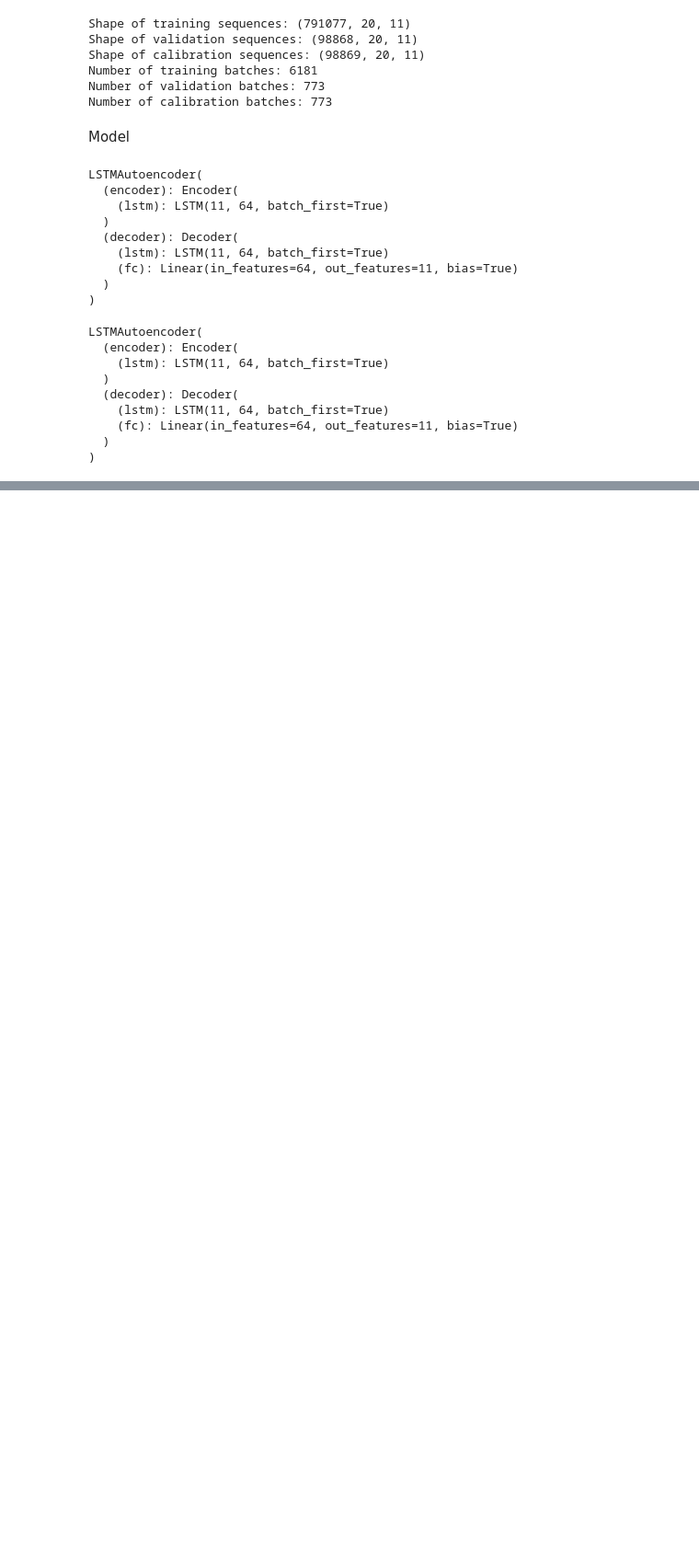
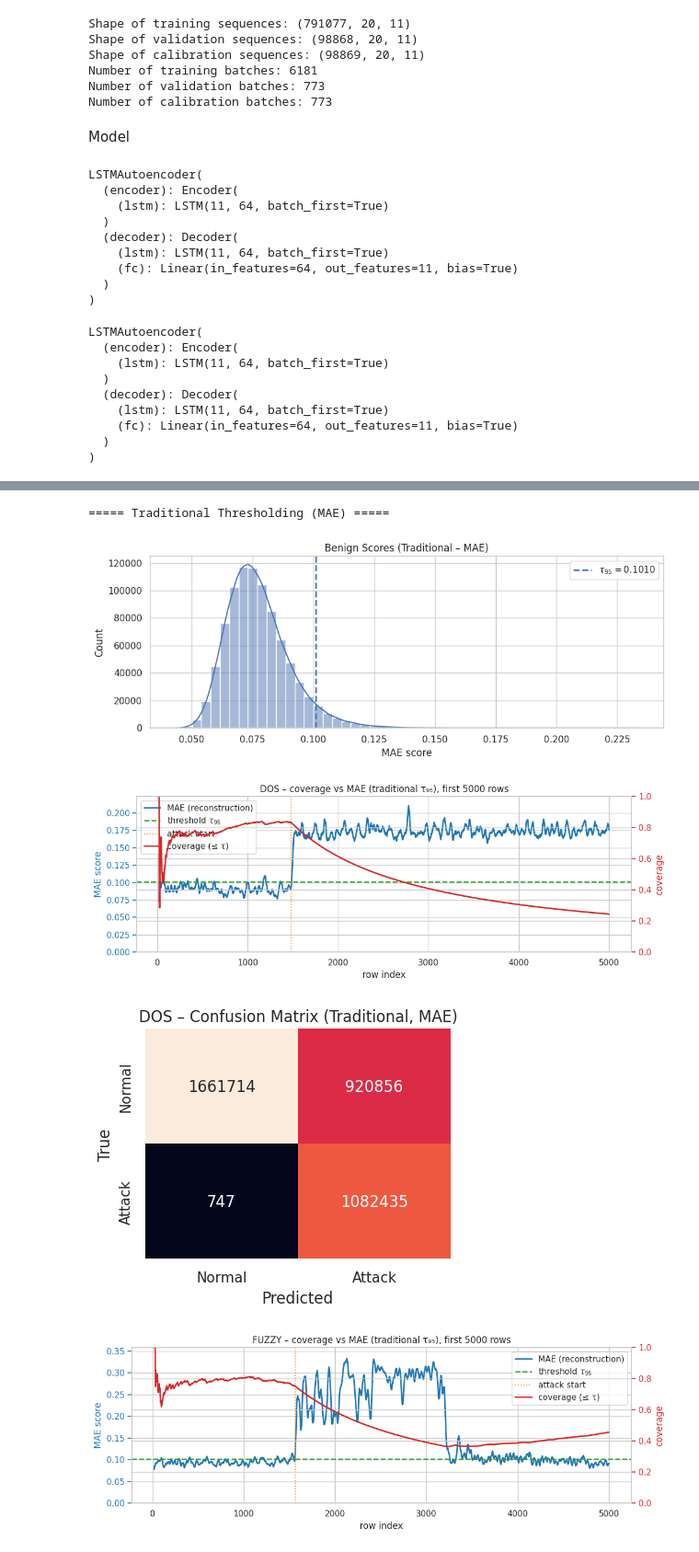
Before and after one commit to AnthonyNMassaad/CAN-conformal-anomaly-detection, a Jupyter notebook: can-bus-anomaly-detection-lstm-ae.ipynb, the cells around one changed output, grey strips where cells are left out. Shown at 92% size. Saved outputs shown, nothing was run; the diff lists cells and outputs as text; code cells hidden in the pictures; blank space fills up the shorter version.

Commit message:
evaluating on traditional, offline conformal and online conformal thresholding

```diff
--- a/can-bus-anomaly-detection-lstm-ae.ipynb
+++ b/can-bus-anomaly-detection-lstm-ae.ipynb
@@ -37,10 +37,13 @@ CKPTS = ROOT / "checkpoints"; CKPTS.mkdir(parents=True, exist_ok=True)
 BEST_MODEL_PATH = CKPTS / "best_model.pth"
 SCALER_PATH = ARTIFACTS / "scaler.gz"
 
+SELECT_SCORE   = "MAE"       # "MSE" or "MAE" or "MAXAE"
+TRAD_PCT       = 0.95        # τ_95 for traditional thresholding
+TRAD_SOURCE    = "trainval"  # "trainval" or "calib" for how to estimate τ
 ALPHA = 0.05    # target miscoverage (coverage = 1 - ALPHA)
-ALPHA_MINMAX  = (0.001, 0.20)   # clip bounds for adaptive α
-ADAPT_GAMMA   = 0.01  # thermostat step size
-N_ROWS_VIEW   = 5000    # default x-range in plots
+ALPHA_MINMAX  = (0.001, 0.20)   # bounds for adaptive α
+ADAPT_GAMMA   = 0.01  # learning rate for adaptive α
+N_ROWS_VIEW   = 5000    # x-range in plots
 SEQUENCE_LENGTH = 20
 BATCH_SIZE = 128
 K_VALUES = [250, 10000, 1000000]
@@ -377,6 +380,28 @@ def predict_scores(model, loader, mode: str):
             yhat = model(xb)
             out.append(score_batch(yhat, yb, mode))
     return np.concatenate(out) if out else np.array([])
+
+def benign_scores_for_threshold(mode: str) -> np.ndarray:
+    """
+    Return benign scores used to compute the traditional threshold τ.
+    Default: Train+Val (no calibration leakage).
+    """
+    parts = []
+    if TRAD_SOURCE.lower() in {"trainval", "train", "val"}:
+        if TRAD_SOURCE.lower() in {"trainval", "train"}:
+            parts.append(predict_scores(model, train_loader, mode))
+        if TRAD_SOURCE.lower() in {"trainval", "val"}:
+            parts.append(predict_scores(model, val_loader, mode))
+    elif TRAD_SOURCE.lower() == "calib":
+        parts.append(predict_scores(model, calib_loader, mode))
+    else:
+        raise ValueError(f"Unknown TRAD_SOURCE={TRAD_SOURCE}")
+    return np.concatenate(parts) if parts else np.array([])
+
+def compute_tau(scores: np.ndarray, pct: float) -> float:
+    if scores.size == 0:
+        raise ValueError("[traditional] No benign scores to compute τ.")
+    return float(np.quantile(scores, pct))
 # %%
 # SCORE FROM CSV (ATTACK FILES)
 # - Build time_delta, scale, window into sequences, infer scores
@@ -853,0 +988,9 @@ display(df_adapt)
+# %%
+print(f"\n===== Traditional Thresholding ({SELECT_SCORE}) =====")
+df_trad  = evaluate_traditional_thresholding(SELECT_SCORE)
+# %% [output]
+===== Traditional Thresholding (MAE) =====
+[figure, added]
+[figure, added]
+[figure, added]
+[figure, added]
```
Also changed, not shown: parts of 9 cells of this notebook.
